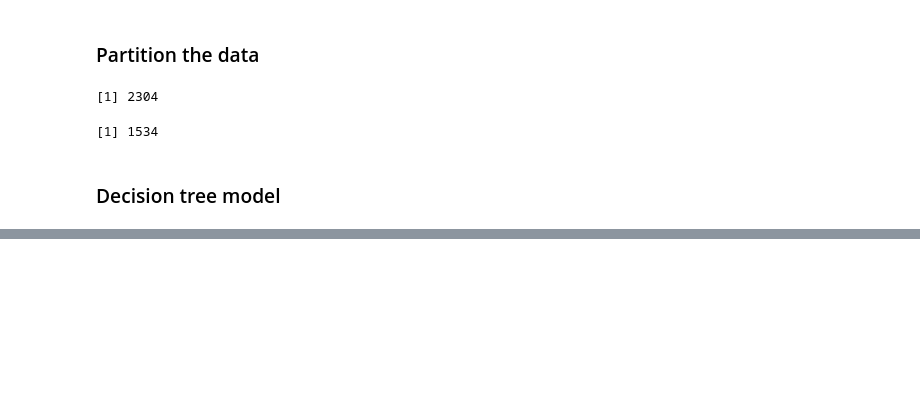
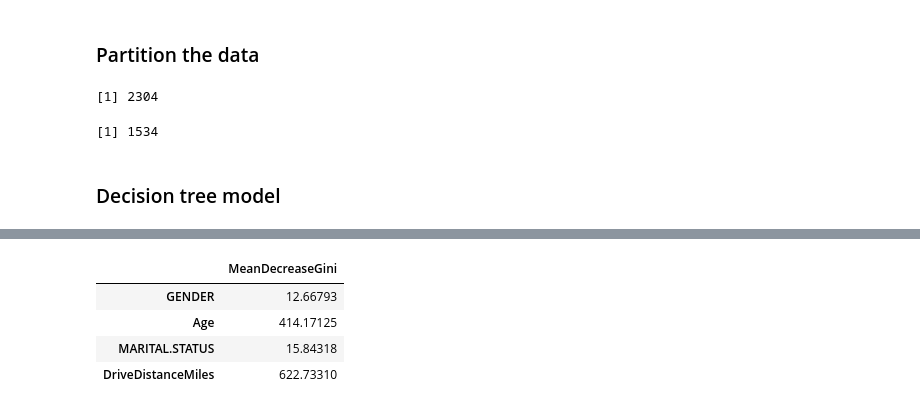
Before and after one commit to pbsjones/business_analysis_nanodegree, a Jupyter notebook: notebooks/4.2_non_binary_classification.ipynb, the cells around one changed output, grey strips where cells are left out. Saved outputs shown, nothing was run; the diff lists cells and outputs as text; code cells hidden in the pictures; blank space fills up the shorter version.

```diff
--- a/notebooks/4.2_non_binary_classification.ipynb
+++ b/notebooks/4.2_non_binary_classification.ipynb
@@ -62,0 +124,8 @@ plotcp( fit.tree )
+# %%
+importance( fit.rf )
+# %% [output]
+|  | MeanDecreaseGini |
+| GENDER | 12.66793 |
+| Age | 414.17125 |
+| MARITAL.STATUS | 15.84318 |
+| DriveDistanceMiles | 622.73310 |
```
Also changed, not shown: parts of 22 cells of this notebook, 1 other file.
